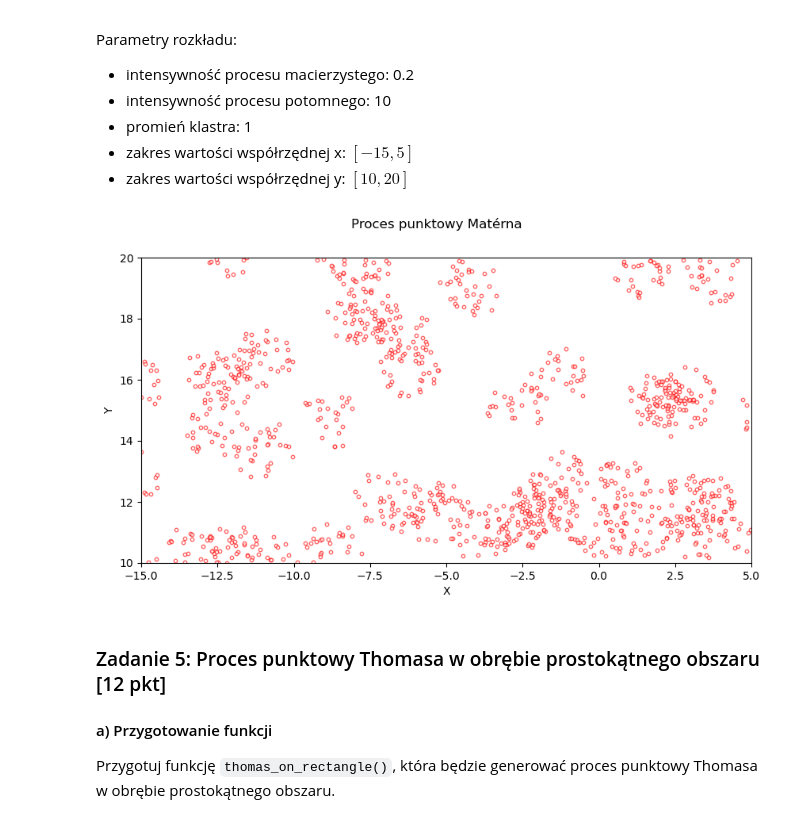
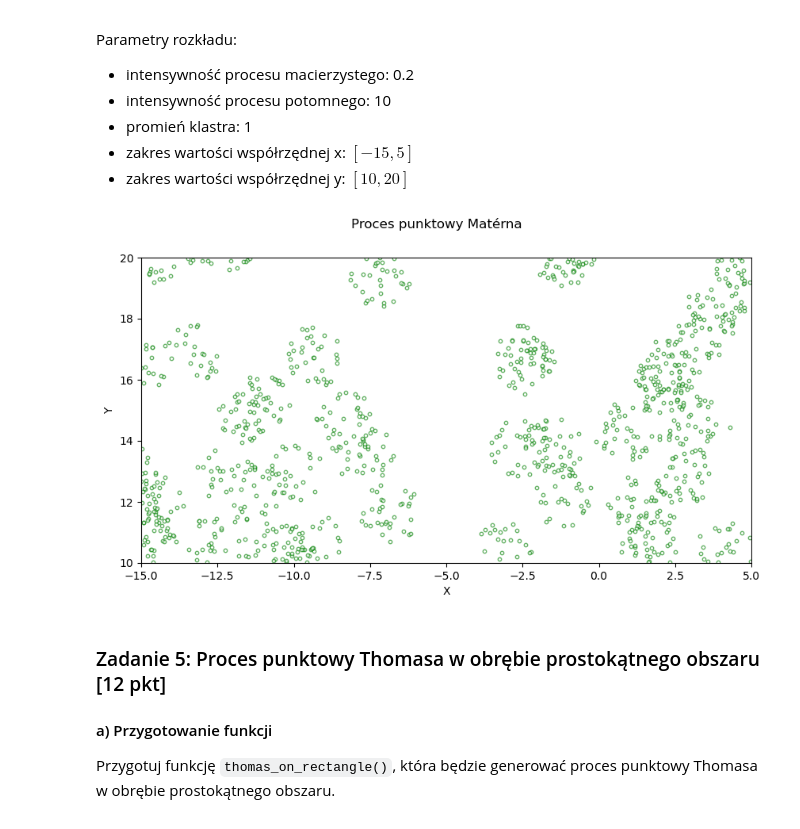
Before and after one commit to ArsBeneMoriendi/analiza_danych_przestrzennych, a Jupyter notebook: ZZ01/ZZ01.ipynb, the cells around one changed output. Cells and saved outputs as stored; diff of their text form; code cells hidden in the pictures.

```diff
--- a/ZZ01/ZZ01.ipynb
+++ b/ZZ01/ZZ01.ipynb
@@ -387,16 +387,16 @@ Parametry  rozkładu:
 # %%
 materna_visual = materna_on_rectangle(0.2,10,1,[-15,5], [10,20])
 
 fig, axes = plt.subplots(1,1, figsize = (10,5))
-axes.scatter(materna_visual['X'], materna_visual['Y'], color='red', s=10, alpha=0.6, facecolor = "white")
+axes.scatter(materna_visual['X'], materna_visual['Y'], color='green', s=10, alpha=0.6, facecolor = "white")
 fig.suptitle('Proces punktowy Matérna')
 axes.set_xlabel('X')
 axes.set_ylabel('Y')
 axes.set_xlim(-15, 5)
 axes.set_ylim(10, 20)
 axes.set_aspect(1)
 # %% [output]
-[figure, old version]
+[figure, new version]
 # %% [markdown]
 ### Zadanie 5: Proces punktowy Thomasa w obrębie prostokątnego obszaru [12 pkt]
 
```
Also changed, not shown: parts of 4 cells of this notebook.
